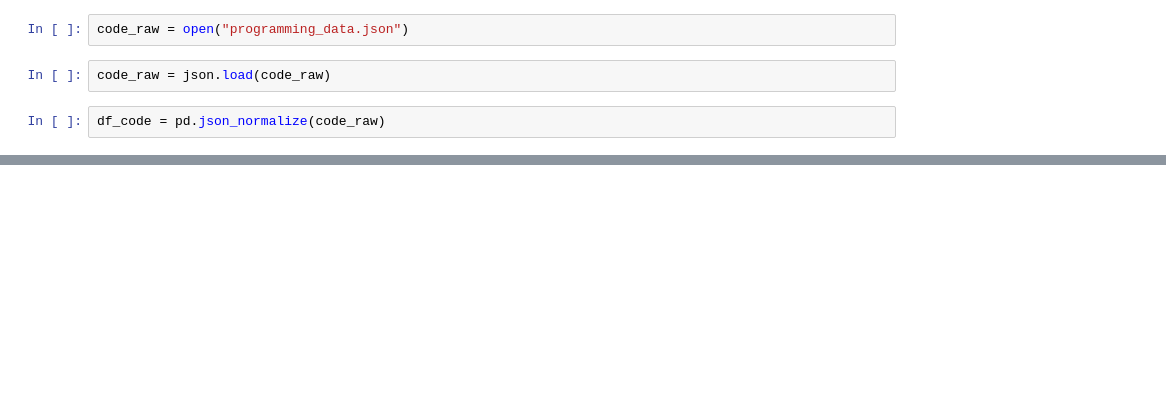
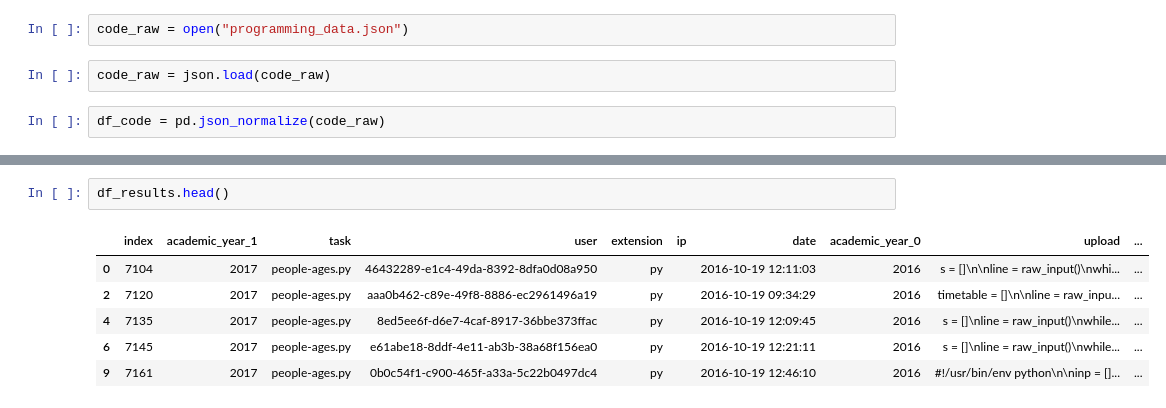
Before and after one commit to spindive/mrp_files, a Jupyter notebook: mrp_predict_lime.ipynb, the cells around one changed output, grey strips where cells are left out. Saved outputs shown, nothing was run; the diff lists cells and outputs as text; blank space fills up the shorter version.

```diff
--- a/mrp_predict_lime.ipynb
+++ b/mrp_predict_lime.ipynb
@@ -221,3 +250,12 @@ df_lime_final["token"], df_lime_final["lime_value"]  = df_lime_final["value"].st
+# %%
+df_results.head()
+# %% [output]
+|  | index | academic_year_1 | task | user | extension | ip | date | academic_year_0 | upload | ... |
+| 0 | 7104 | 2017 | people-ages.py | 46432289-e1c4-49da-8392-8dfa0d08a950 | py |  | 2016-10-19 12:11:03 | 2016 | s = []\n\nline = raw_input()\nwhi... | ... |
+| 2 | 7120 | 2017 | people-ages.py | aaa0b462-c89e-49f8-8886-ec2961496a19 | py |  | 2016-10-19 09:34:29 | 2016 | timetable = []\n\nline = raw_inpu... | ... |
+| 4 | 7135 | 2017 | people-ages.py | 8ed5ee6f-d6e7-4caf-8917-36bbe373ffac | py |  | 2016-10-19 12:09:45 | 2016 | s = []\nline = raw_input()\nwhile... | ... |
+| 6 | 7145 | 2017 | people-ages.py | e61abe18-8ddf-4e11-ab3b-38a68f156ea0 | py |  | 2016-10-19 12:21:11 | 2016 | s = []\nline = raw_input()\nwhile... | ... |
+| 9 | 7161 | 2017 | people-ages.py | 0b0c54f1-c900-465f-a33a-5c22b0497dc4 | py |  | 2016-10-19 12:46:10 | 2016 | #!/usr/bin/env python\n\ninp = []... | ... |
 # %%
 df_lime_final.head()
 # %% [output]
```
Also changed, not shown: parts of 23 cells of this notebook, 1 other file.
